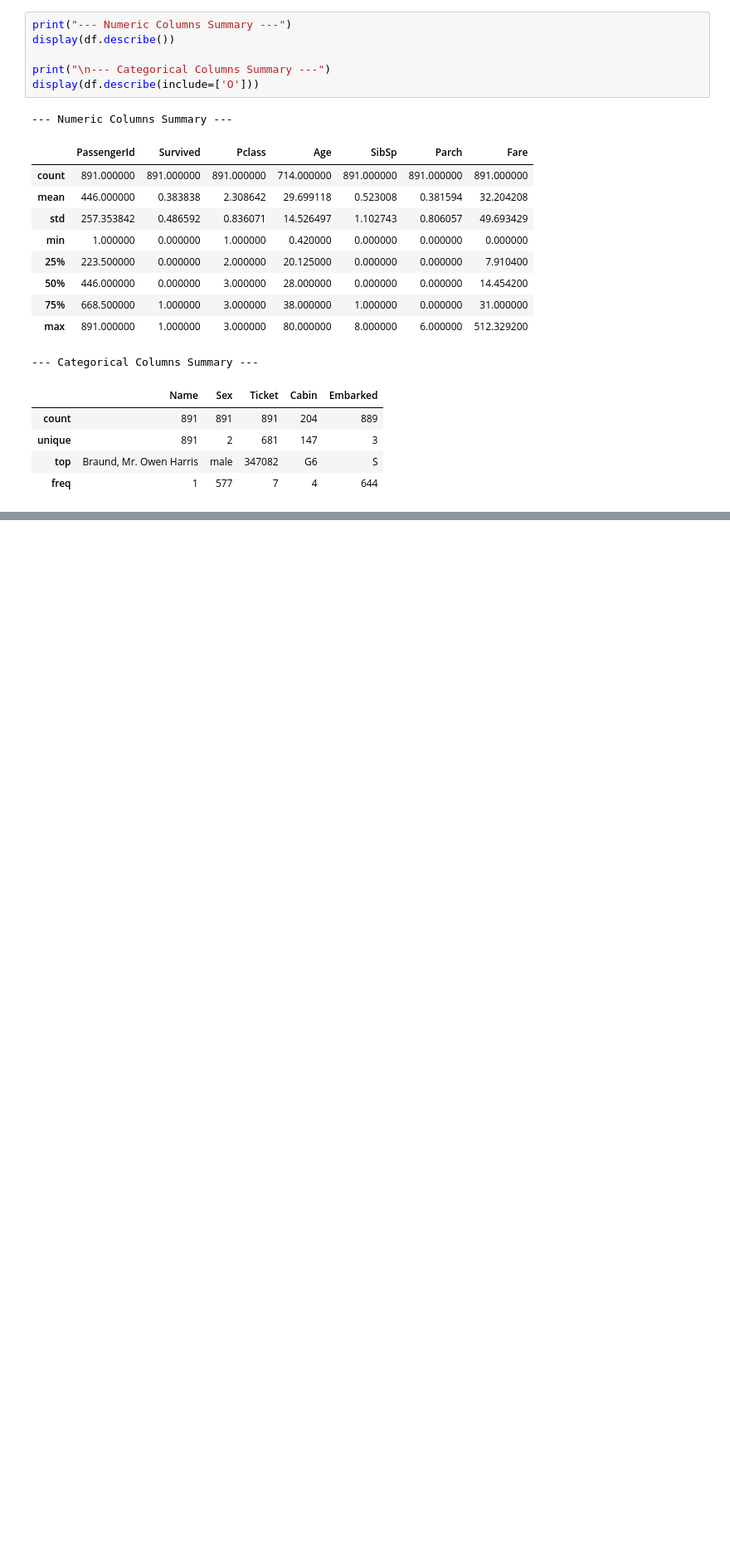
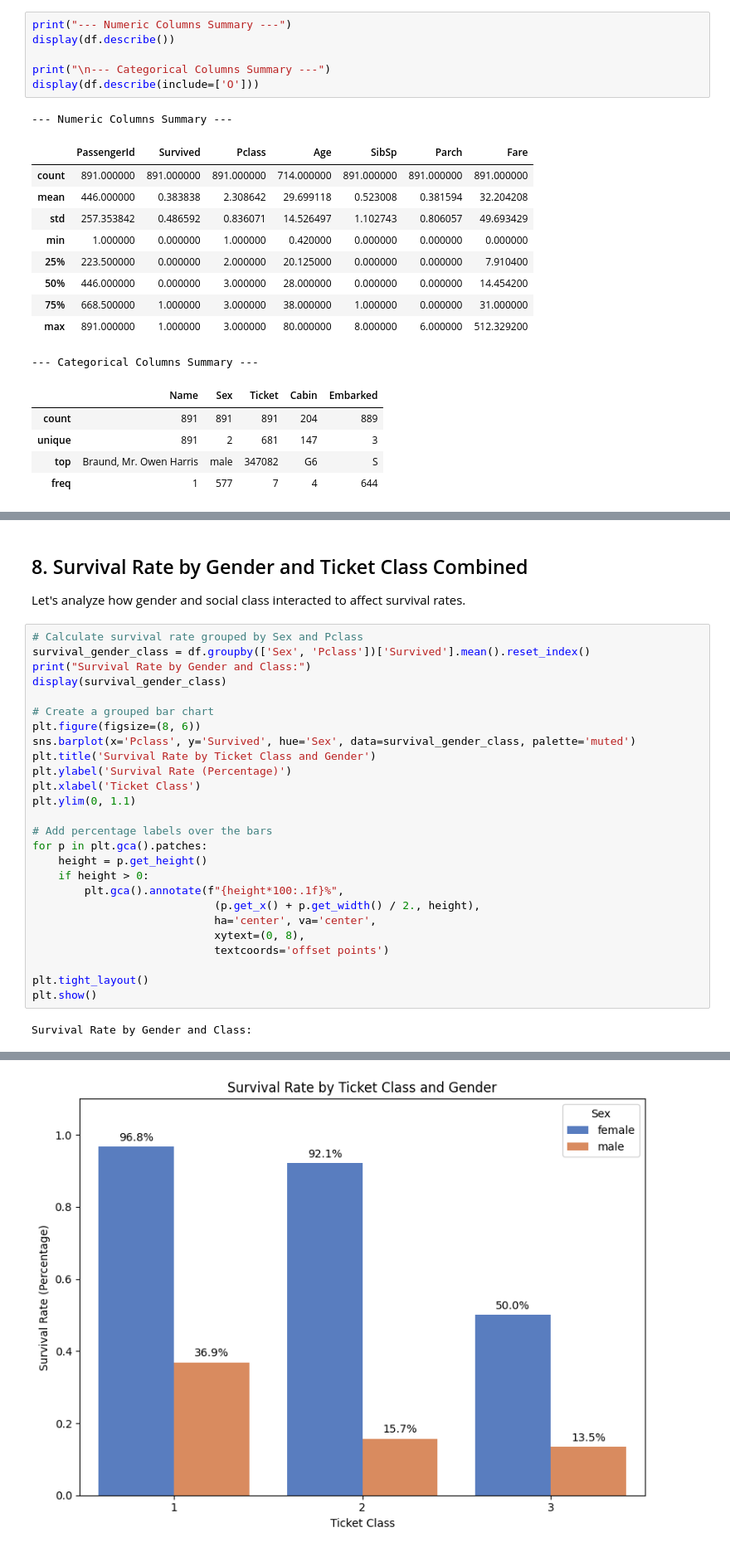
Before and after one commit to neilbhana/neilbhana-Datascience-GenAI-Submissions, a Jupyter notebook: Seminar_week_3_titanic_EDA.ipynb, the cells around one changed output, grey strips where cells are left out. Shown at 83% size. Saved outputs shown, nothing was run; the diff lists cells and outputs as text; blank space fills up the shorter version.

```diff
--- a/Seminar_week_3_titanic_EDA.ipynb
+++ b/Seminar_week_3_titanic_EDA.ipynb
@@ -106,0 +188,31 @@ display(df.describe(include=['O']))
+# %% [markdown]
+## 8. Survival Rate by Gender and Ticket Class Combined
+Let's analyze how gender and social class interacted to affect survival rates.
+# %%
+# Calculate survival rate grouped by Sex and Pclass
+survival_gender_class = df.groupby(['Sex', 'Pclass'])['Survived'].mean().reset_index()
+print("Survival Rate by Gender and Class:")
+display(survival_gender_class)
+
+# Create a grouped bar chart
+plt.figure(figsize=(8, 6))
+sns.barplot(x='Pclass', y='Survived', hue='Sex', data=survival_gender_class, palette='muted')
+plt.title('Survival Rate by Ticket Class and Gender')
+plt.ylabel('Survival Rate (Percentage)')
+plt.xlabel('Ticket Class')
+plt.ylim(0, 1.1)
+
+# Add percentage labels over the bars
+for p in plt.gca().patches:
+    height = p.get_height()
+    if height > 0:
+        plt.gca().annotate(f"{height*100:.1f}%",
+                            (p.get_x() + p.get_width() / 2., height),
+                            ha='center', va='center',
+                            xytext=(0, 8),
+                            textcoords='offset points')
+
+plt.tight_layout()
+plt.show()
+# %% [output]
+Survival Rate by Gender and Class:
@@ -106,0 +226 @@ display(df.describe(include=['O']))
+[figure, added]
```
Also changed, not shown: parts of 8 cells of this notebook.
